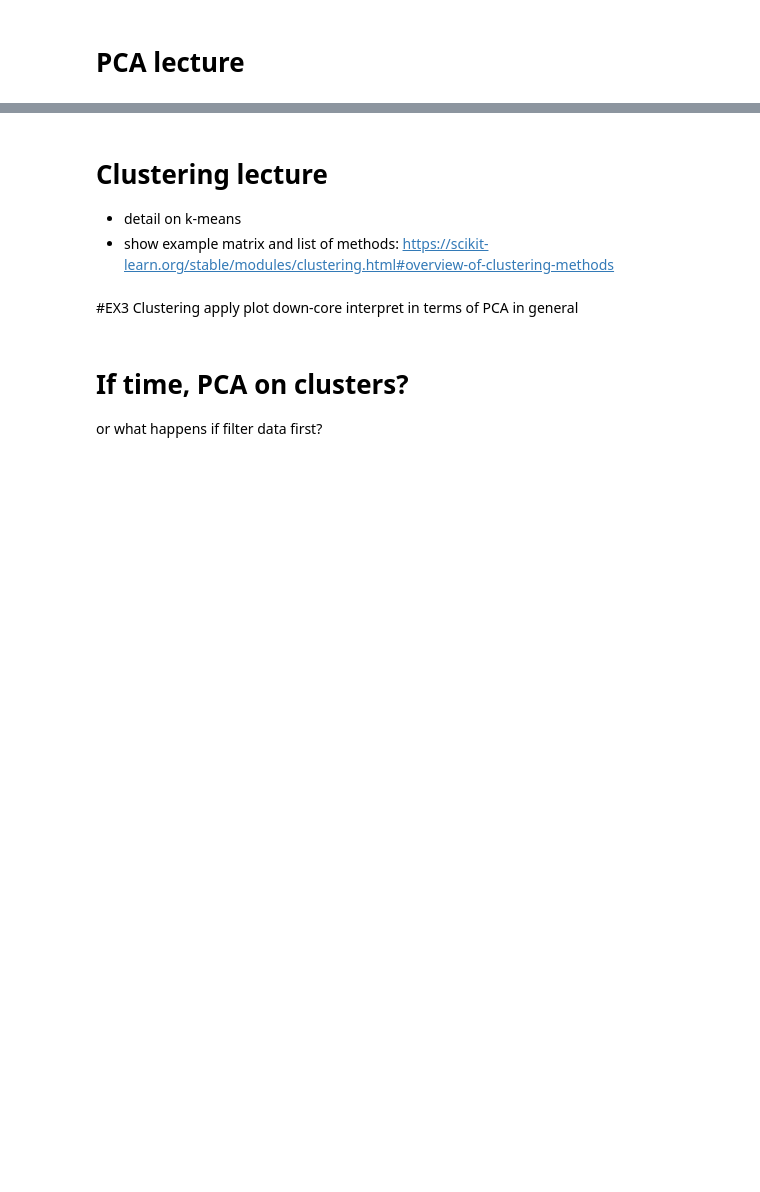
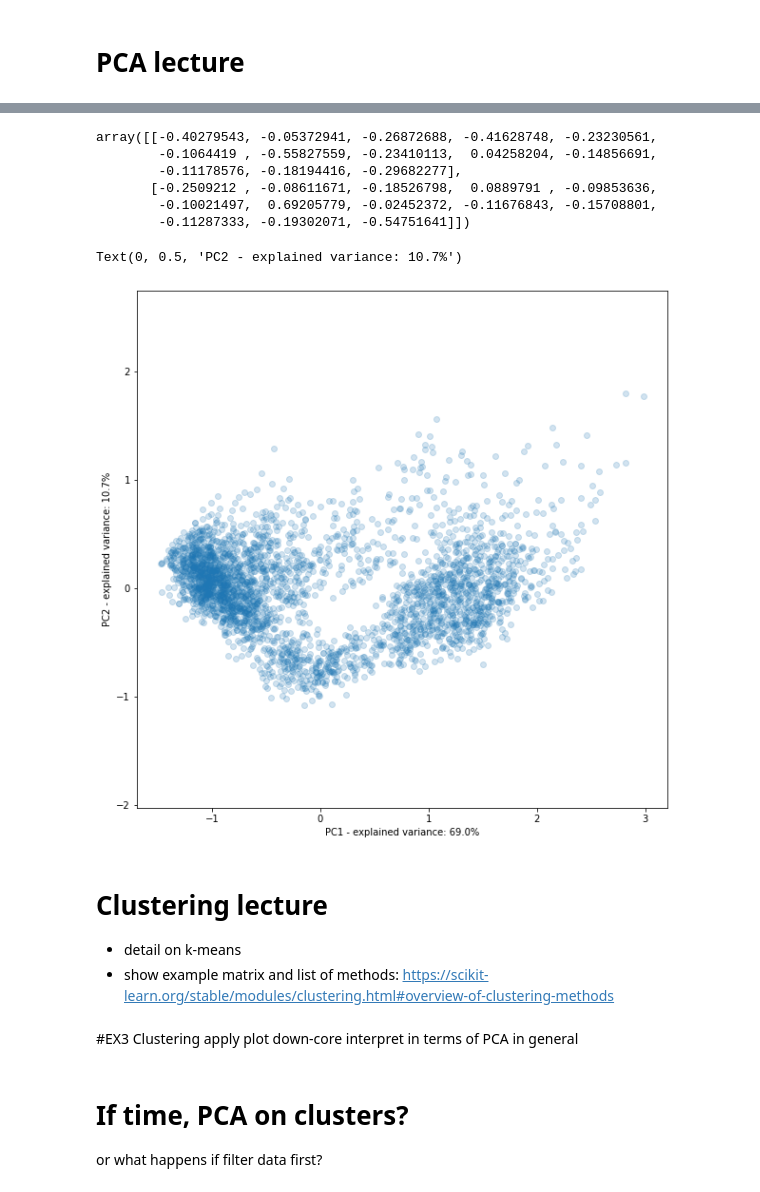
Before and after one commit to ds4geo/ds4geo, a Jupyter notebook: WS 2020 Course Notes/Session 8.ipynb, the cells around one changed output, grey strips where cells are left out. Drawn from its saved outputs; the diff is of its cells as text; code cells hidden in the pictures; blank space fills up the shorter version.

```diff
--- a/WS 2020 Course Notes/Session 8.ipynb
+++ b/WS 2020 Course Notes/Session 8.ipynb
@@ -149,0 +152,4 @@ include sklearn api approach
+# %%
+# Create and fit the PCA - i.e calculate the rotation/transformation/vectors
+pca = PCA()
+pca.fit(clr)
@@ -149,0 +166,6 @@ include sklearn api approach
+# %%
+# variance explained by each component as a ratio of total variance
+evr = pca.explained_variance_ratio_
+for i,v in enumerate(evr):
+  ev = round(v*100,1)
+  print("Principle Component {} explains {}% of the total variance".format(i,ev))
@@ -150,3 +186,26 @@ include sklearn api approach
+# %%
+# .components indicates the contribution of each feature (elements) to each principle component
+pca.components_[0:2,:]
+# %% [output]
+array([[-0.40279543, -0.05372941, -0.26872688, -0.41628748, -0.23230561,
+        -0.1064419 , -0.55827559, -0.23410113,  0.04258204, -0.14856691,
+        -0.11178576, -0.18194416, -0.29682277],
+       [-0.2509212 , -0.08611671, -0.18526798,  0.0889791 , -0.09853636,
+        -0.10021497,  0.69205779, -0.02452372, -0.11676843, -0.15708801,
+        -0.11287333, -0.19302071, -0.54751641]])
+# %%
+# Transform the data
+X_pca = pca.transform(clr)
+# %%
+fig, ax = plt.subplots(figsize=(10,10))
+pc2plot = (1,2)
+ax.scatter(X_pca[:, pc2plot[0]-1], X_pca[:, pc2plot[1]-1], alpha=0.2)
+ax.axis('equal')
+ax.set_xlabel("PC{} - explained variance: {}%".format(pc2plot[0], round(evr[pc2plot[0]-1]*100,1)))
+ax.set_ylabel("PC{} - explained variance: {}%".format(pc2plot[1], round(evr[pc2plot[1]-1]*100,1)))
+# %% [output]
+Text(0, 0.5, 'PC2 - explained variance: 10.7%')
+[figure, added]
 # %% [markdown]
 # Clustering lecture
 * detail on k-means
```
Also changed, not shown: parts of 9 cells of this notebook.
